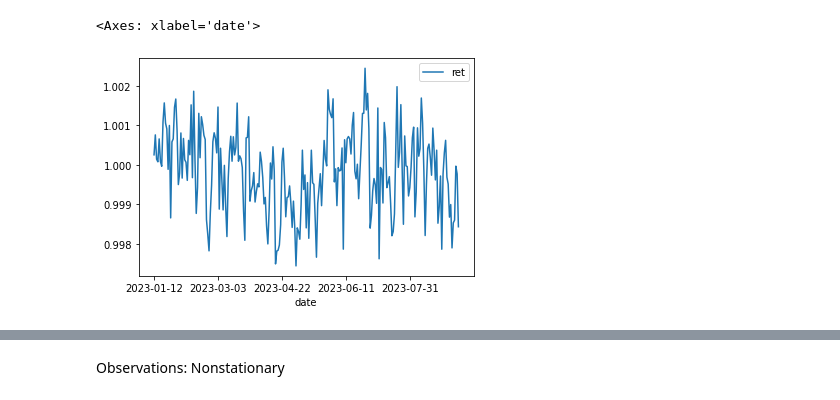
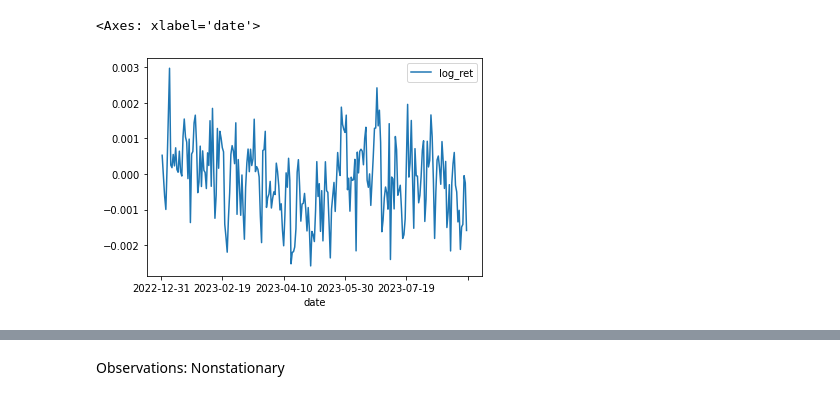
Before and after one commit to Jackil0216/Algothon-deeptrade-mf, a Jupyter notebook: notebook/R_3_EDA.ipynb, the cells around one changed output, grey strips where cells are left out. Cells and saved outputs as stored; diff of their text form; code cells hidden in the pictures.

```diff
--- a/notebook/R_3_EDA.ipynb
+++ b/notebook/R_3_EDA.ipynb
@@ -7,10 +7,10 @@ import datetime
 curated_data = pd.read_csv('../data/curated_data.csv')
 # %%
 daily_data = curated_data.groupby('date').mean()
-daily_data[['ret']].plot()
+daily_data[['log_ret']].plot()
 # %% [output]
 <Axes: xlabel='date'>
-[figure, old version]
+[figure, new version]
 # %%
 daily_data[['closePrice']].plot()
 # %% [output]
```
Also changed, not shown: parts of 10 cells of this notebook.
